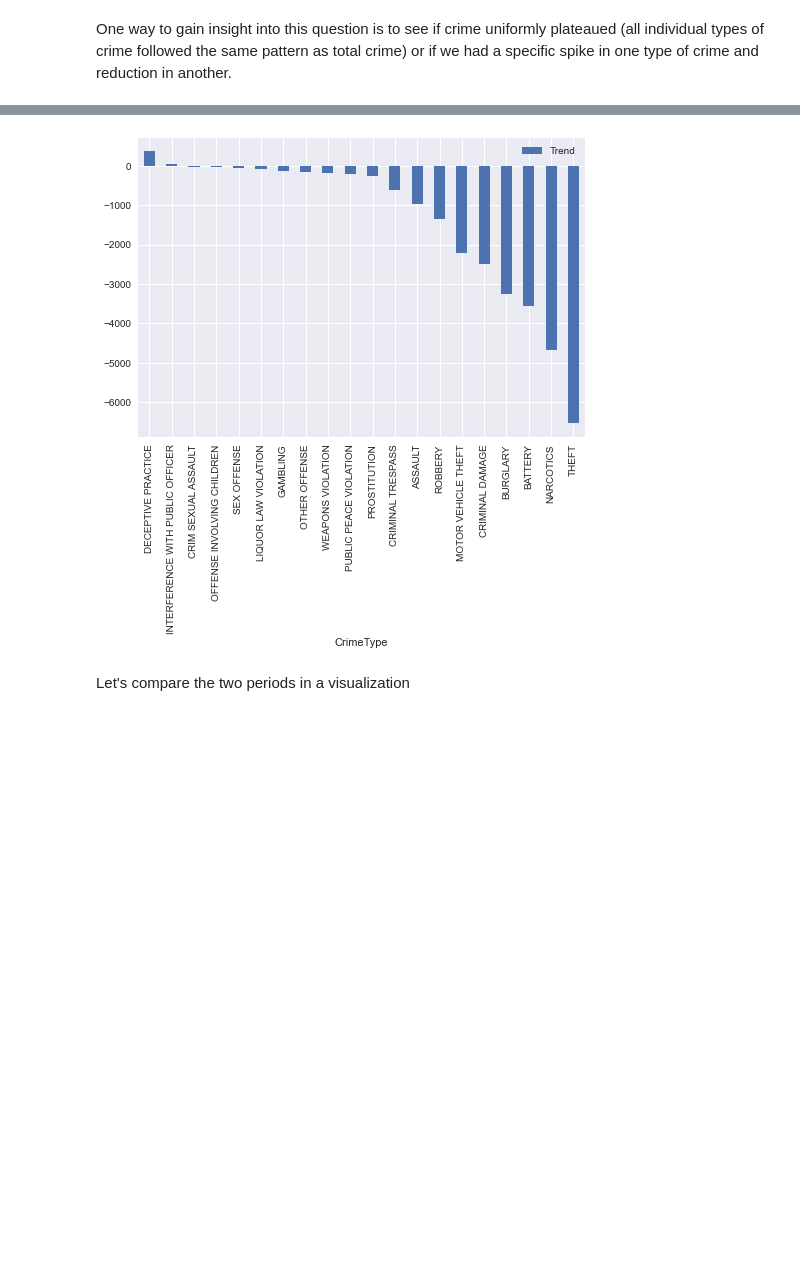
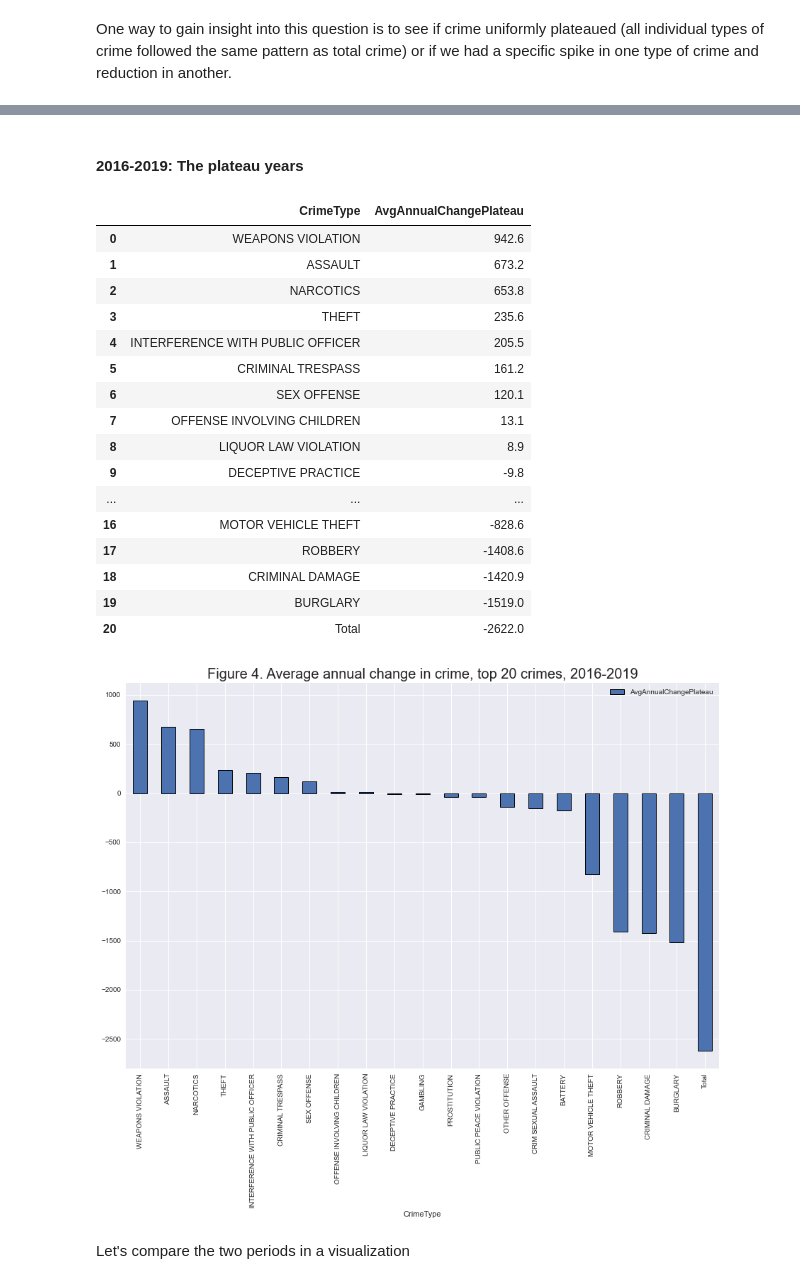
Before and after one commit to tjdolan121/4502Proj, a Jupyter notebook: forge/code/DataMiningQuestions.ipynb, the cells around one changed output, grey strips where cells are left out. Saved outputs shown, nothing was run; the diff lists cells and outputs as text; code cells hidden in the pictures; blank space fills up the shorter version.

```diff
--- a/forge/code/DataMiningQuestions.ipynb
+++ b/forge/code/DataMiningQuestions.ipynb
@@ -229,7 +214,39 @@ len([x[1] for x in trends if x[1] > 0])
+# %% [markdown]
+#### 2016-2019: The plateau years
+# %%
+time_domain = [2016, 2017, 2018, 2019]
+
+trends_plateau = [(crime, get_slope(q1_df, time_domain, crime)) for crime in top_n_crimes]
+trends_plateau.sort(key=lambda x: x[1], reverse=True)
+trends_plateau.append(('Total', get_slope(q1_df, time_domain)))
 # %%
-d = {'CrimeType': [x[0] for x in trends], 'Trend': [x[1] for x in trends]}
-pd.DataFrame(data=d).plot.bar(x='CrimeType', y='Trend');
+d2 = {'CrimeType': [x[0] for x in trends_plateau], 'AvgAnnualChangePlateau': [x[1] for x in trends_plateau]}
+df_trends_2016_2019 = pd.DataFrame(data=d2)
+df_trends_2016_2019
 # %% [output]
-[figure, removed]
+|  | CrimeType | AvgAnnualChangePlateau |
+| 0 | WEAPONS VIOLATION | 942.6 |
+| 1 | ASSAULT | 673.2 |
+| 2 | NARCOTICS | 653.8 |
+| 3 | THEFT | 235.6 |
+| 4 | INTERFERENCE WITH PUBLIC OFFICER | 205.5 |
+| 5 | CRIMINAL TRESPASS | 161.2 |
+| 6 | SEX OFFENSE | 120.1 |
+| 7 | OFFENSE INVOLVING CHILDREN | 13.1 |
+| 8 | LIQUOR LAW VIOLATION | 8.9 |
+| 9 | DECEPTIVE PRACTICE | -9.8 |
+| ... | ... | ... |
+| 16 | MOTOR VEHICLE THEFT | -828.6 |
+| 17 | ROBBERY | -1408.6 |
+| 18 | CRIMINAL DAMAGE | -1420.9 |
+| 19 | BURGLARY | -1519.0 |
+| 20 | Total | -2622.0 |
+# %%
+figure4_title = 'Figure 4. Average annual change in crime, top 20 crimes, 2016-2019'
+
+figure4 = df_trends_2016_2019.plot.bar(x='CrimeType', y='AvgAnnualChangePlateau', **single_bar_chart_params);
+figure4.set_title(figure4_title, fontsize=figure_title_size);
+# %% [output]
+[figure, added]
 # %% [markdown]
 Let's compare the two periods in a visualization
```
Also changed, not shown: parts of 40 cells of this notebook.
